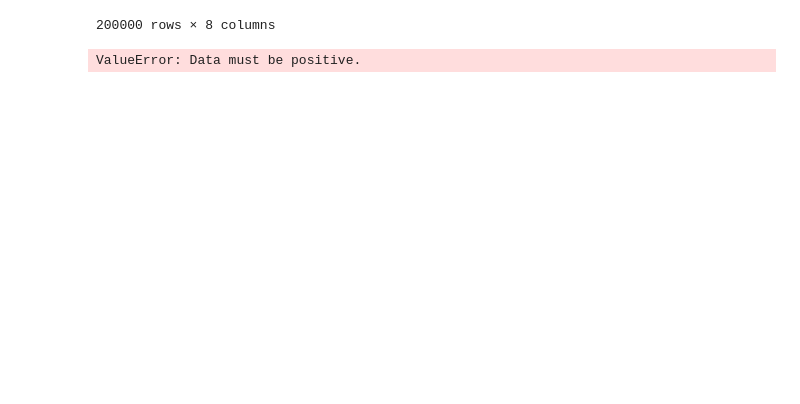
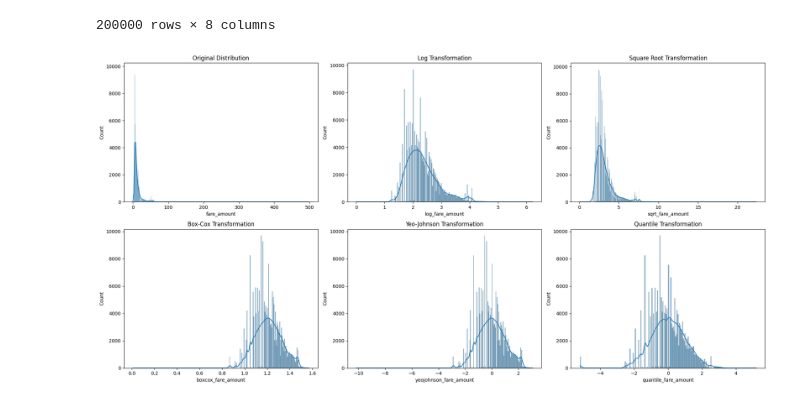
Before and after one commit to AJAYVISWA22/Uber-Fare-Prediction, a Jupyter notebook: Data_EXP.ipynb, the cells around one changed output. Saved outputs shown, nothing was run; the diff lists cells and outputs as text; code cells hidden in the pictures; blank space fills up the shorter version.

```diff
--- a/Data_EXP.ipynb
+++ b/Data_EXP.ipynb
@@ -492,7 +620,7 @@ from sklearn.preprocessing import PowerTransformer, QuantileTransformer
 import matplotlib.pyplot as plt
 import seaborn as sns
 # %%
-df4=df2.copy()
+df4=df3.copy()
 df4
 # %% [output]
 |  | Unnamed: 0 | fare_amount | pickup_datetime | pickup_longitude | pickup_latitude | dropoff_longitude | ... |
@@ -508,32 +636,31 @@ df4
 | 199998 | 20259894 | 14.5 | 2015-05-20 14:56:25 UTC | -73.997124 | 40.725452 | -73.983215 | ... |
 | 199999 | 11951496 | 14.1 | 2010-05-15 04:08:00 UTC | -73.984395 | 40.720077 | -73.985508 | ... |
 200000 rows × 8 columns
-# %%
-# Log Transformation
-df4['log_fare_amount'] = np.log1p(df4['fare_amount'])
-
-# Square Root Transformation
-df4['sqrt_fare_amount'] = np.sqrt(df4['fare_amount'])
-
-# Box-Cox Transformation
-df4['boxcox_fare_amount'], _ = boxcox(df4['fare_amount'] + 1)  # Adding 1 to handle zero values
-
-# Yeo-Johnson Transformation
-pt = PowerTransformer(method='yeo-johnson')
-df4['yeojohnson_fare_amount'] = pt.fit_transform(df4[['fare_amount']])
-
-# Quantile Transformation
-qt = QuantileTransformer(output_distribution='normal')
-df4['quantile_fare_amount'] = qt.fit_transform(df4[['fare_amount']])
-# %% [output]
-ValueError: Data must be positive.
 # %%
-def plot_skewd(df)
+def plot_skewd(df,columns):
+
+    # Log Transformation
+    df['log_fare_amount'] = np.log1p(df[columns])
+
+    # Square Root Transformation
+    df['sqrt_fare_amount'] = np.sqrt(df[columns])
+
+    # Box-Cox Transformation
+    df['boxcox_fare_amount'], _ = boxcox(df[columns] + 1)  # Adding 1 to handle zero values
+
+    # Yeo-Johnson Transformation
+    pt = PowerTransformer(method='yeo-johnson')
+    df['yeojohnson_fare_amount'] = pt.fit_transform(df[[columns]])
+
+    # Quantile Transformation
+    qt = QuantileTransformer(output_distribution='normal')
+    df['quantile_fare_amount'] = qt.fit_transform(df[[columns]])
+
     plt.figure(figsize=(20, 10))
 
     # Original Distribution
     plt.subplot(2, 3, 1)
-    sns.histplot(df['fare_amount'], kde=True)
+    sns.histplot(df[columns], kde=True)
     plt.title('Original Distribution')
 
     # Log Transformation
@@ -563,3 +690,7 @@ def plot_skewd(df)
 
     plt.tight_layout()
     plt.show()
+# %%
+plot_skewd(df4,"fare_amount")
+# %% [output]
+[figure, added]
```
Also changed, not shown: parts of 64 cells of this notebook.
